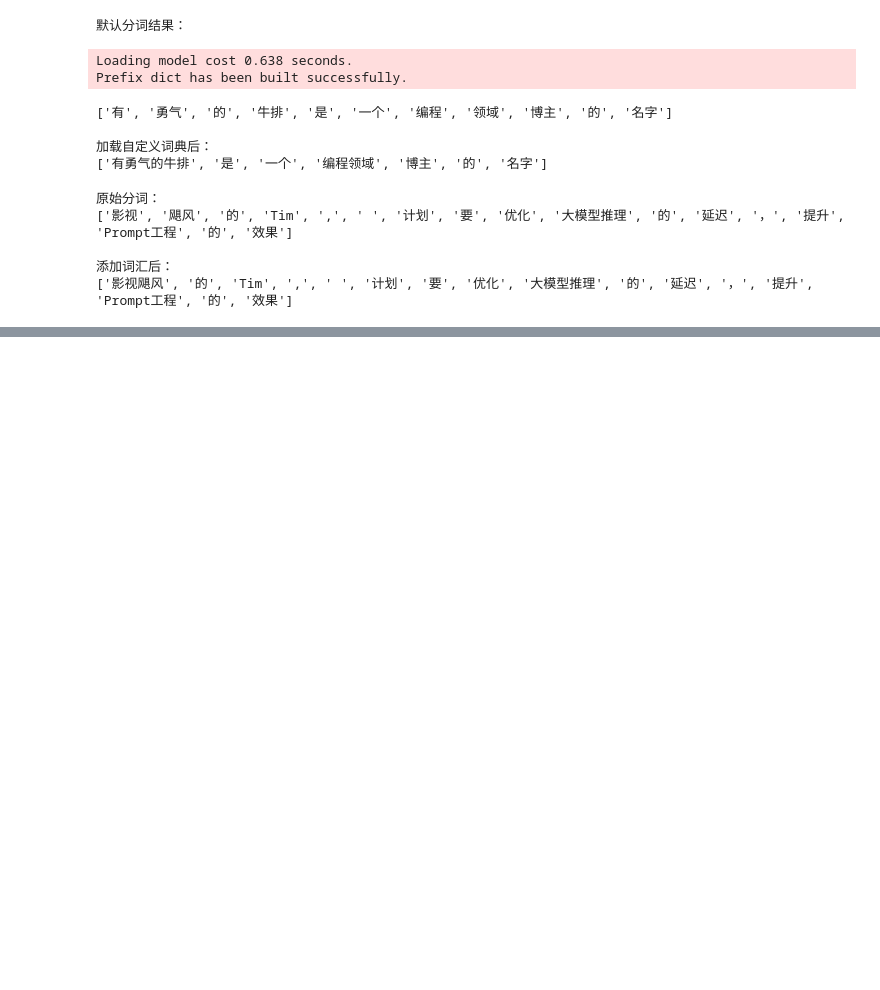
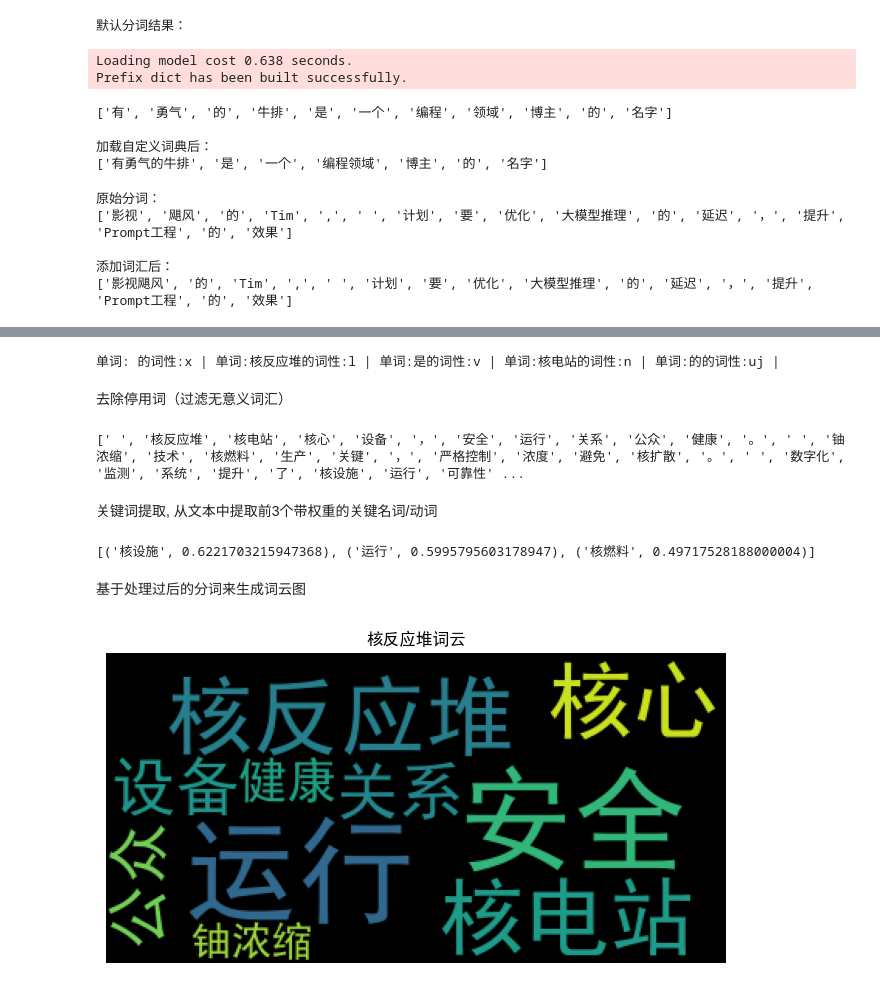
Before and after one commit to yt-x/ds_learn, a Jupyter notebook: jieba.ipynb, the cells around one changed output, grey strips where cells are left out. Cells and saved outputs as stored; diff of their text form; code cells hidden in the pictures; blank space fills up the shorter version.

Commit message:
modify jieba and wordcloud

```diff
--- a/jieba.ipynb
+++ b/jieba.ipynb
@@ -52,0 +148,7 @@ print(jieba.lcut(text))
+# %%
+jieba.load_userdict(r"practice\text\nuclear_dict.txt")
+
+# 精确模式
+exact_text = jieba.cut(text)
+
+print("加载自定义词典后的精确模式:", " ".join(exact_text))
@@ -52,0 +159,51 @@ print(jieba.lcut(text))
+# %%
+import jieba.posseg as pseg
+
+# 切分并标注词性
+for word, pos in pseg.lcut(text)[:5]:
+    print(f"单词:{word}的词性:{pos}", end=" | ")
+# %% [output]
+单词: 的词性:x | 单词:核反应堆的词性:l | 单词:是的词性:v | 单词:核电站的词性:n | 单词:的的词性:uj |
+# %% [markdown]
+去除停用词（过滤无意义词汇）
+# %%
+stopwords = {"的", "是", "其", "和", "以", "直接", "到", "需", "\n"}
+
+filter_Word = [word for word in jieba.lcut(text) if word not in stopwords]
+print(filter_Word)
+# %% [output]
+[' ', '核反应堆', '核电站', '核心', '设备', '，', '安全', '运行', '关系', '公众', '健康', '。', ' ', '铀浓缩', '技术', '核燃料', '生产', '关键', '，', '严格控制', '浓度', '避免', '核扩散', '。', ' ', '数字化', '监测', '系统', '提升', '了', '核设施', '运行', '可靠性' ...
+# %% [markdown]
+关键词提取, 从文本中提取前3个带权重的关键名词/动词
+# %%
+import jieba.analyse
+
+key_words = analyse.extract_tags(text, topK=3, withWeight=True, allowPOS=('n', 'v'))
+
+print(key_words)
+# %% [output]
+[('核设施', 0.6221703215947368), ('运行', 0.5995795603178947), ('核燃料', 0.49717528188000004)]
+# %% [markdown]
+基于处理过后的分词来生成词云图
+# %%
+import wordcloud
+
+plt.rcParams['font.sans-serif'] = ['SimHei']
+plt.rcParams['axes.unicode_minus'] = False
+
+
+text = ' '.join(filter_Word)
+
+wc =WordCloud(font_path='simhei.ttf',
+              repeat=False,
+              max_words=10)
+
+word_cloud = wc.generate(text)
+
+plt.figure(figsize=(8, 6))
+plt.title('核反应堆词云')
+plt.imshow(word_cloud)
+plt.axis('off')
+plt.show()
+# %% [output]
+[figure, added]
```
Also changed, not shown: parts of 9 cells of this notebook, 2 other files.
